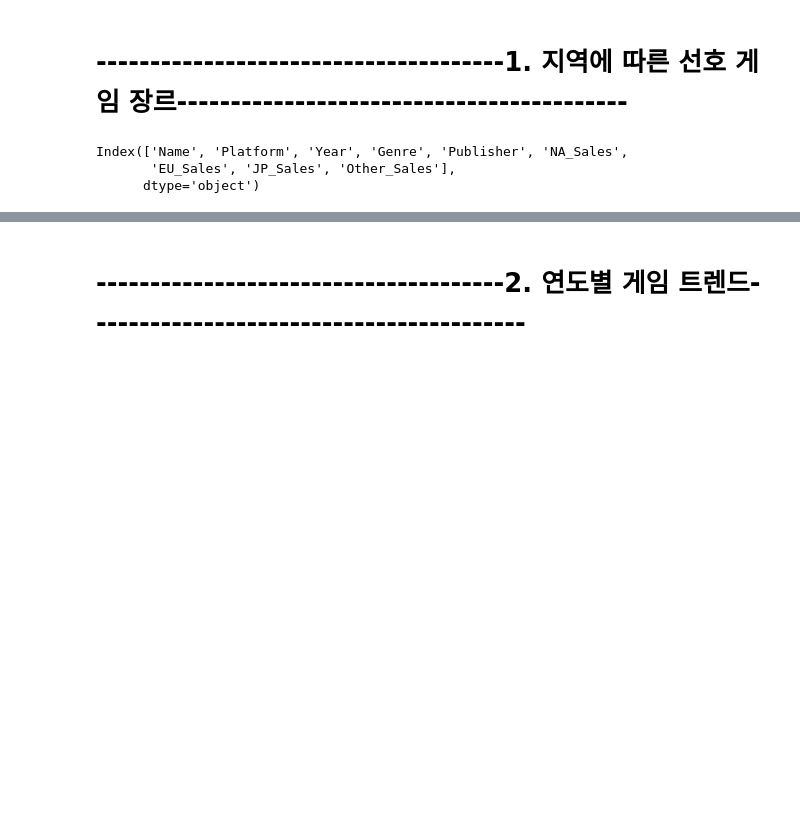
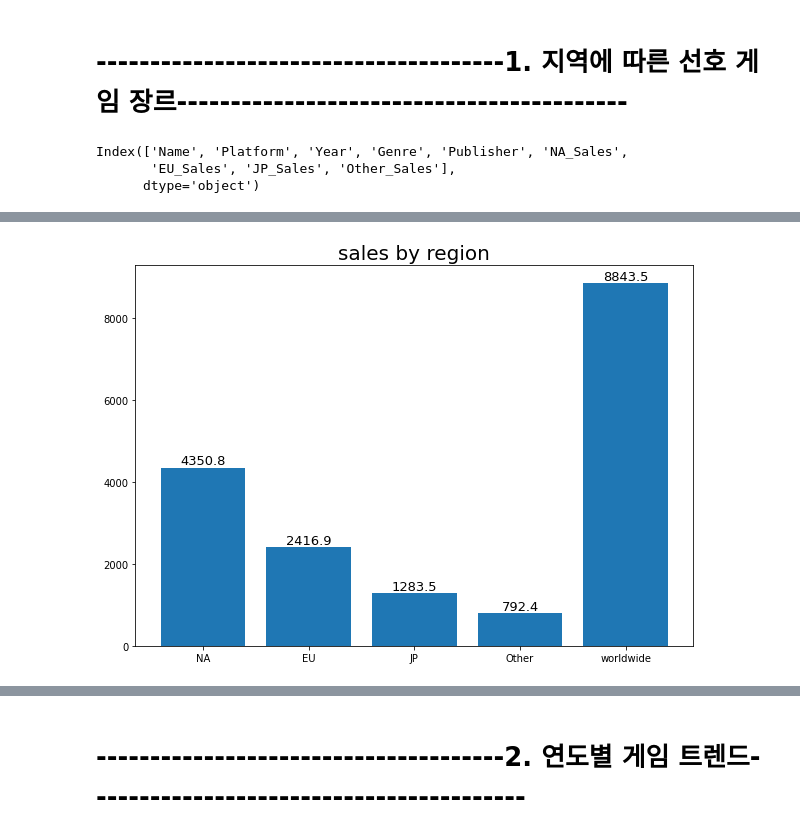
Before and after one commit to jennifer060697/AI15_Project, a Jupyter notebook: project 1 _ games.ipynb, the cells around one changed output, grey strips where cells are left out. Saved outputs shown, nothing was run; the diff lists cells and outputs as text; code cells hidden in the pictures; blank space fills up the shorter version.

```diff
--- a/project 1 _ games.ipynb
+++ b/project 1 _ games.ipynb
@@ -294,0 +463,14 @@ plt.show()
+# %%
+region = df1_pivot.sum()
+
+plt.figure(figsize=(10,7))
+plt.title('sales by region', size = 20)
+bar = plt.bar(x = region.index, height = region)
+
+for rect in bar:
+    height = rect.get_height()
+    plt.text(rect.get_x() + rect.get_width()/2.0, height, '%.1f' % height, ha='center', va='bottom', size = 13)
+
+plt.show()
+# %% [output]
+[figure, added]
```
Also changed, not shown: parts of 72 cells of this notebook.
